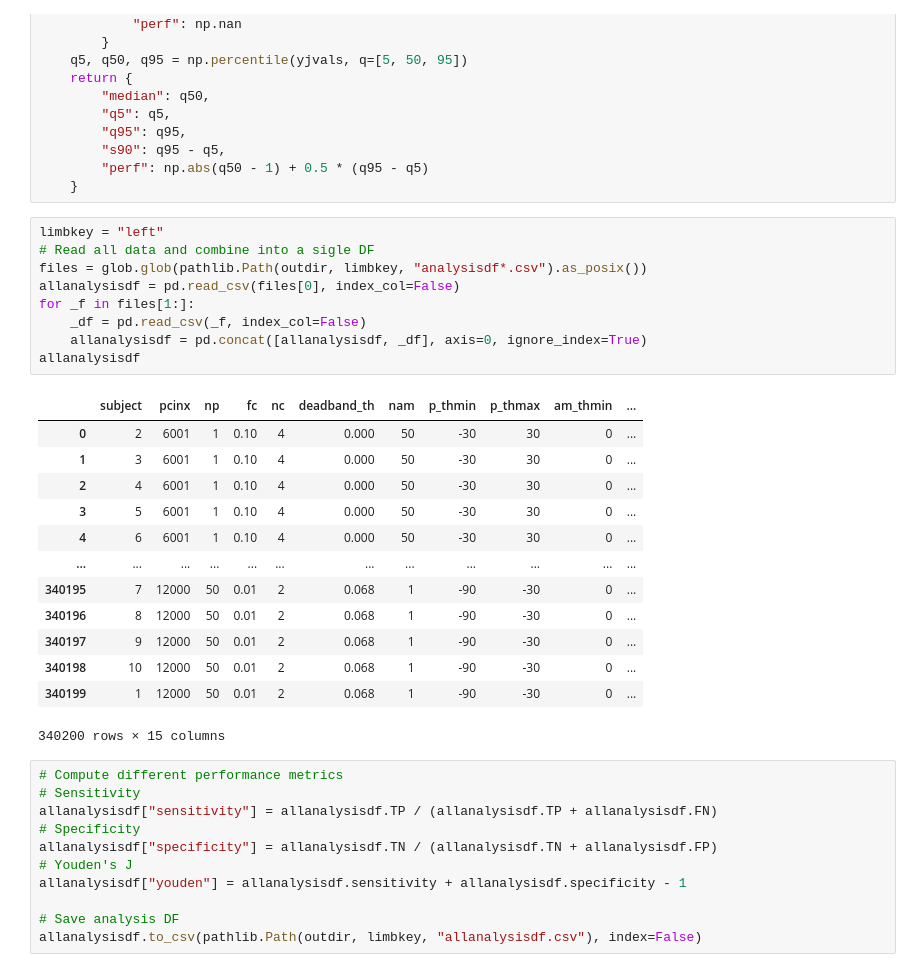
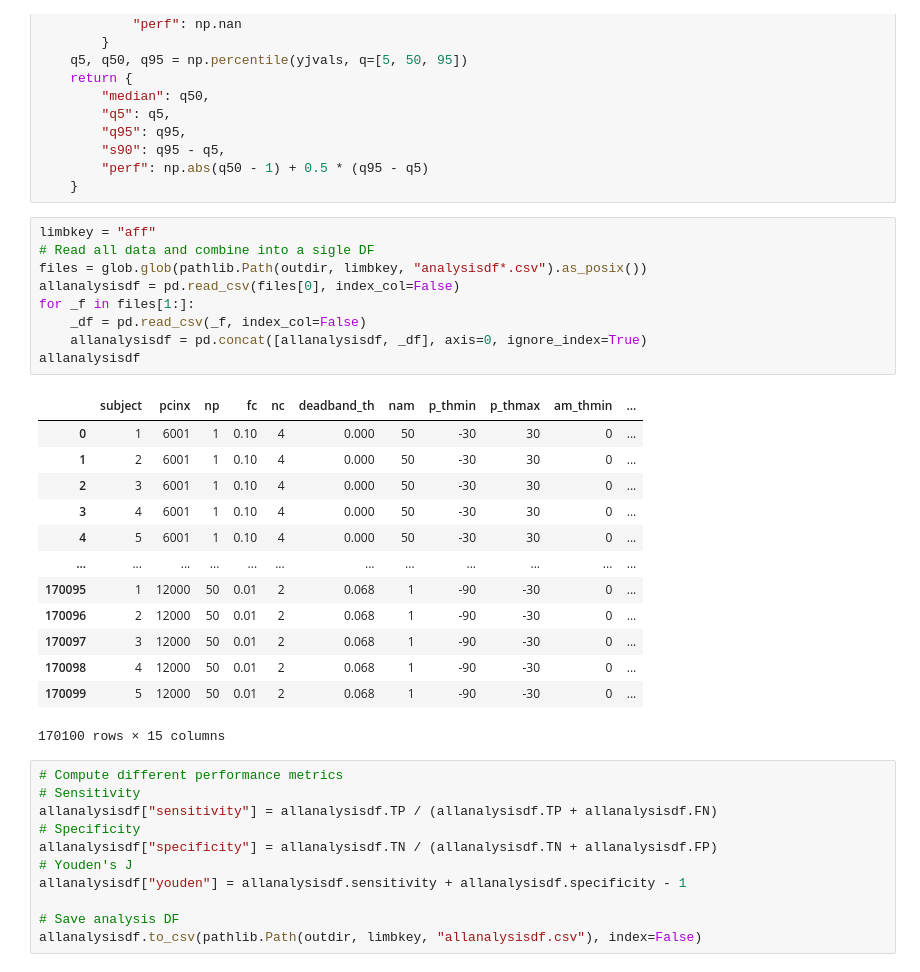
Before and after one commit to siva82kb/gmac, a Jupyter notebook: notebooks/01-gmac_optimization.ipynb, the cells around one changed output. Saved outputs shown, nothing was run; the diff lists cells and outputs as text.

```diff
--- a/notebooks/01-gmac_optimization.ipynb
+++ b/notebooks/01-gmac_optimization.ipynb
@@ -334,28 +334,28 @@ def performance(yjvals: np.array) -> dict:
         "perf": np.abs(q50 - 1) + 0.5 * (q95 - q5)
     }
 # %%
-limbkey = "left"
+limbkey = "aff"
 # Read all data and combine into a sigle DF
 files = glob.glob(pathlib.Path(outdir, limbkey, "analysisdf*.csv").as_posix())
 allanalysisdf = pd.read_csv(files[0], index_col=False)
 for _f in files[1:]:
     _df = pd.read_csv(_f, index_col=False)
     allanalysisdf = pd.concat([allanalysisdf, _df], axis=0, ignore_index=True)
 allanalysisdf
 # %% [output]
 |  | subject | pcinx | np | fc | nc | deadband_th | nam | p_thmin | p_thmax | am_thmin | ... |
-| 0 | 2 | 6001 | 1 | 0.10 | 4 | 0.000 | 50 | -30 | 30 | 0 | ... |
-| 1 | 3 | 6001 | 1 | 0.10 | 4 | 0.000 | 50 | -30 | 30 | 0 | ... |
-| 2 | 4 | 6001 | 1 | 0.10 | 4 | 0.000 | 50 | -30 | 30 | 0 | ... |
-| 3 | 5 | 6001 | 1 | 0.10 | 4 | 0.000 | 50 | -30 | 30 | 0 | ... |
-| 4 | 6 | 6001 | 1 | 0.10 | 4 | 0.000 | 50 | -30 | 30 | 0 | ... |
+| 0 | 1 | 6001 | 1 | 0.10 | 4 | 0.000 | 50 | -30 | 30 | 0 | ... |
+| 1 | 2 | 6001 | 1 | 0.10 | 4 | 0.000 | 50 | -30 | 30 | 0 | ... |
+| 2 | 3 | 6001 | 1 | 0.10 | 4 | 0.000 | 50 | -30 | 30 | 0 | ... |
+| 3 | 4 | 6001 | 1 | 0.10 | 4 | 0.000 | 50 | -30 | 30 | 0 | ... |
+| 4 | 5 | 6001 | 1 | 0.10 | 4 | 0.000 | 50 | -30 | 30 | 0 | ... |
 | ... | ... | ... | ... | ... | ... | ... | ... | ... | ... | ... | ... |
-| 340195 | 7 | 12000 | 50 | 0.01 | 2 | 0.068 | 1 | -90 | -30 | 0 | ... |
-| 340196 | 8 | 12000 | 50 | 0.01 | 2 | 0.068 | 1 | -90 | -30 | 0 | ... |
-| 340197 | 9 | 12000 | 50 | 0.01 | 2 | 0.068 | 1 | -90 | -30 | 0 | ... |
-| 340198 | 10 | 12000 | 50 | 0.01 | 2 | 0.068 | 1 | -90 | -30 | 0 | ... |
-| 340199 | 1 | 12000 | 50 | 0.01 | 2 | 0.068 | 1 | -90 | -30 | 0 | ... |
+| 170095 | 1 | 12000 | 50 | 0.01 | 2 | 0.068 | 1 | -90 | -30 | 0 | ... |
+| 170096 | 2 | 12000 | 50 | 0.01 | 2 | 0.068 | 1 | -90 | -30 | 0 | ... |
+| 170097 | 3 | 12000 | 50 | 0.01 | 2 | 0.068 | 1 | -90 | -30 | 0 | ... |
+| 170098 | 4 | 12000 | 50 | 0.01 | 2 | 0.068 | 1 | -90 | -30 | 0 | ... |
+| 170099 | 5 | 12000 | 50 | 0.01 | 2 | 0.068 | 1 | -90 | -30 | 0 | ... |
-340200 rows × 15 columns
+170100 rows × 15 columns
 # %%
 # Compute different performance metrics
 # Sensitivity
```
Also changed, not shown: parts of 30 cells of this notebook.
